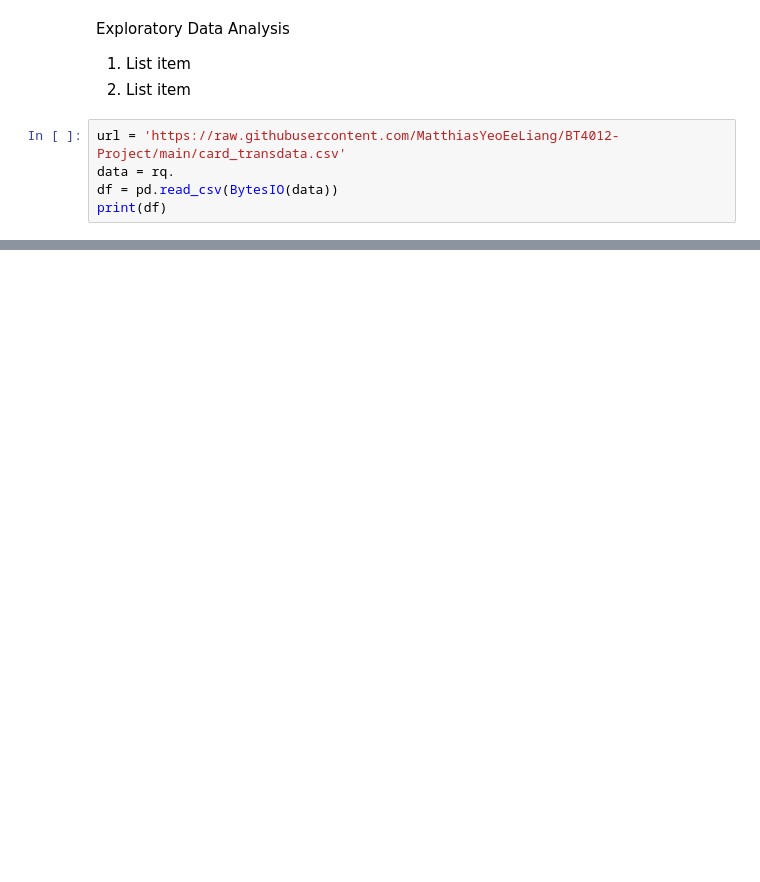
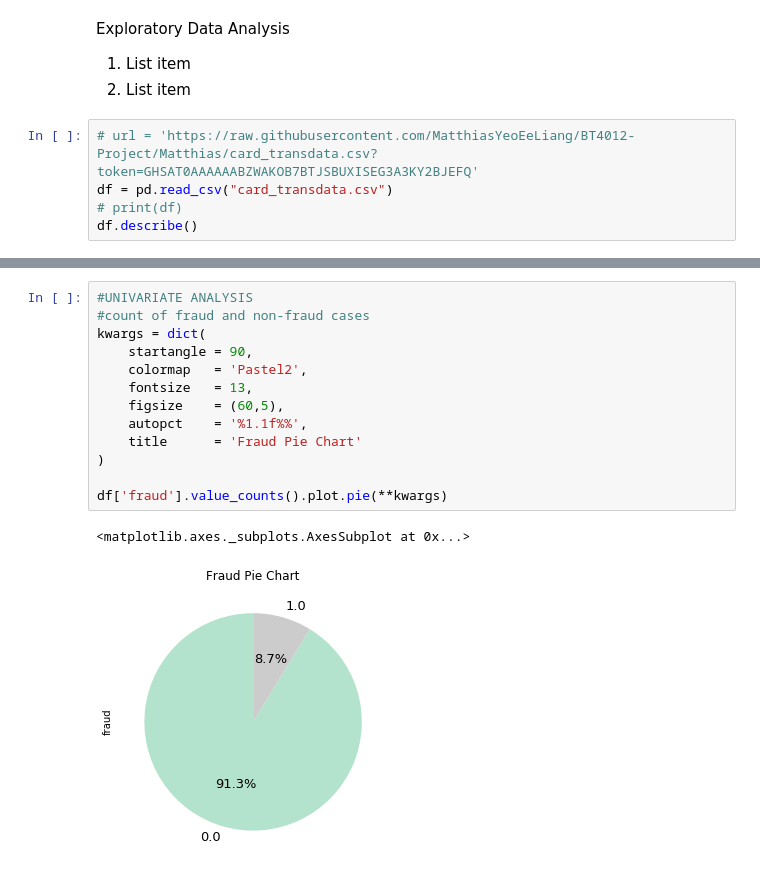
Before and after one commit to MatthiasYeoEeLiang/BT4012-Project, a Jupyter notebook: Group18_BT4012.ipynb, the cells around one changed output, grey strips where cells are left out. Cells and saved outputs as stored; diff of their text form; blank space fills up the shorter version.

```diff
--- a/Group18_BT4012.ipynb
+++ b/Group18_BT4012.ipynb
@@ -17,8 +15,8 @@ Exploratory Data Analysis
 1.   List item
 2.   List item
 # %%
-url = 'https://raw.githubusercontent.com/MatthiasYeoEeLiang/BT4012-Project/main/card_transdata.csv'
-data = rq.
-df = pd.read_csv(BytesIO(data))
-print(df)
+# url = 'https://raw.githubusercontent.com/MatthiasYeoEeLiang/BT4012-Project/Matthias/card_transdata.csv?token=GHSAT0AAAAAABZWAKOB7BTJSBUXISEG3A3KY2BJEFQ'
+df = pd.read_csv("card_transdata.csv")
+# print(df)
+df.describe()
 # %% [output]
@@ -25,0 +76,16 @@ ParserError: ignored
+# %%
+#UNIVARIATE ANALYSIS
+#count of fraud and non-fraud cases
+kwargs = dict(
+    startangle = 90,
+    colormap   = 'Pastel2',
+    fontsize   = 13,
+    figsize    = (60,5),
+    autopct    = '%1.1f%%',
+    title      = 'Fraud Pie Chart'
+)
+
+df['fraud'].value_counts().plot.pie(**kwargs)
+# %% [output]
+<matplotlib.axes._subplots.AxesSubplot at 0x...>
+[figure, added]
```
Also changed, not shown: parts of 12 cells of this notebook.
